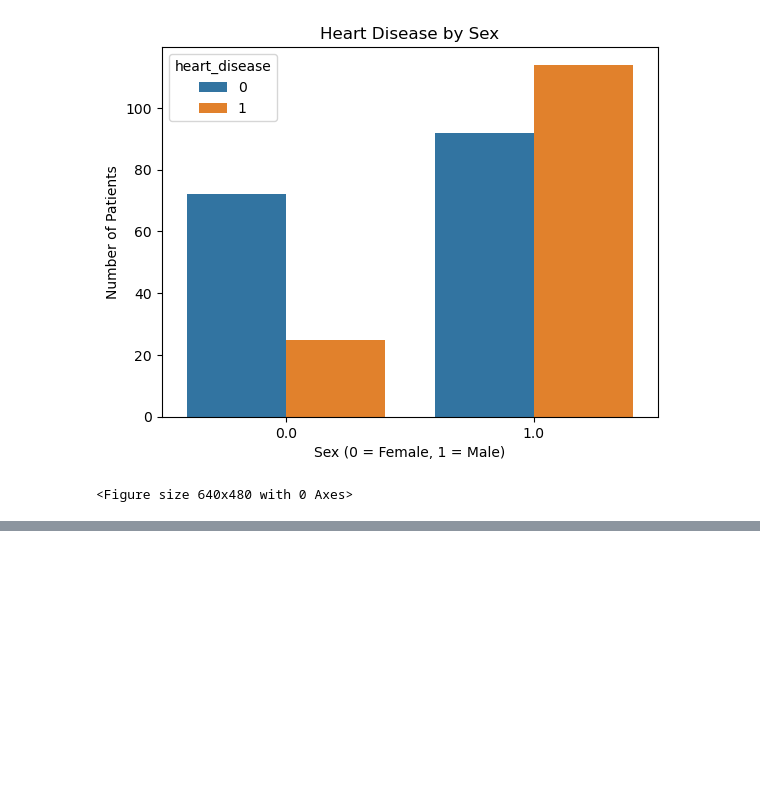
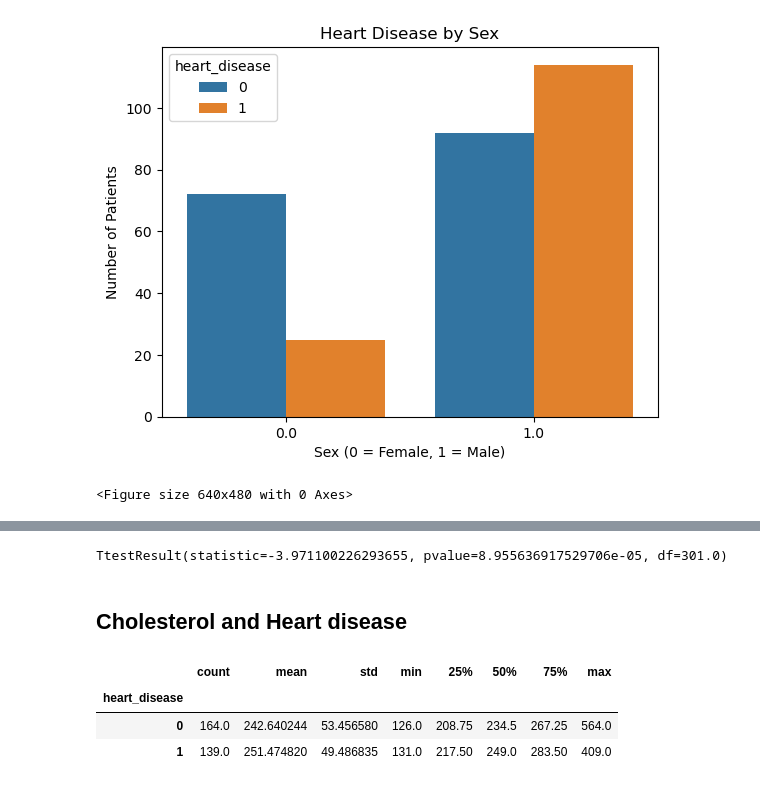
Before and after one commit to eilselx/heart-disease-analysis, a Jupyter notebook: notebooks/heart_disease_analysis.ipynb, the cells around one changed output, grey strips where cells are left out. Cells and saved outputs as stored; diff of their text form; code cells hidden in the pictures; blank space fills up the shorter version.

```diff
--- a/notebooks/heart_disease_analysis.ipynb
+++ b/notebooks/heart_disease_analysis.ipynb
@@ -153,0 +182,18 @@ plt.savefig("../figures/heart_disease_by_sex.png")
+# %%
+from scipy.stats import ttest_ind
+
+healthy = df[df["heart_disease"] == 0]["age"]
+disease = df[df["heart_disease"] == 1]["age"]
+
+ttest_ind(healthy, disease)
+# %% [output]
+TtestResult(statistic=-3.971100226293655, pvalue=8.955636917529706e-05, df=301.0)
+# %% [markdown]
+## Cholesterol and Heart disease
+# %%
+df.groupby("heart_disease")["chol"].describe()
+# %% [output]
+|  | count | mean | std | min | 25% | 50% | 75% | max |
+| heart_disease |  |  |  |  |  |  |  |  |
+| 0 | 164.0 | 242.640244 | 53.456580 | 126.0 | 208.75 | 234.5 | 267.25 | 564.0 |
+| 1 | 139.0 | 251.474820 | 49.486835 | 131.0 | 217.50 | 249.0 | 283.50 | 409.0 |
```
Also changed, not shown: parts of 12 cells of this notebook, 4 other files.
